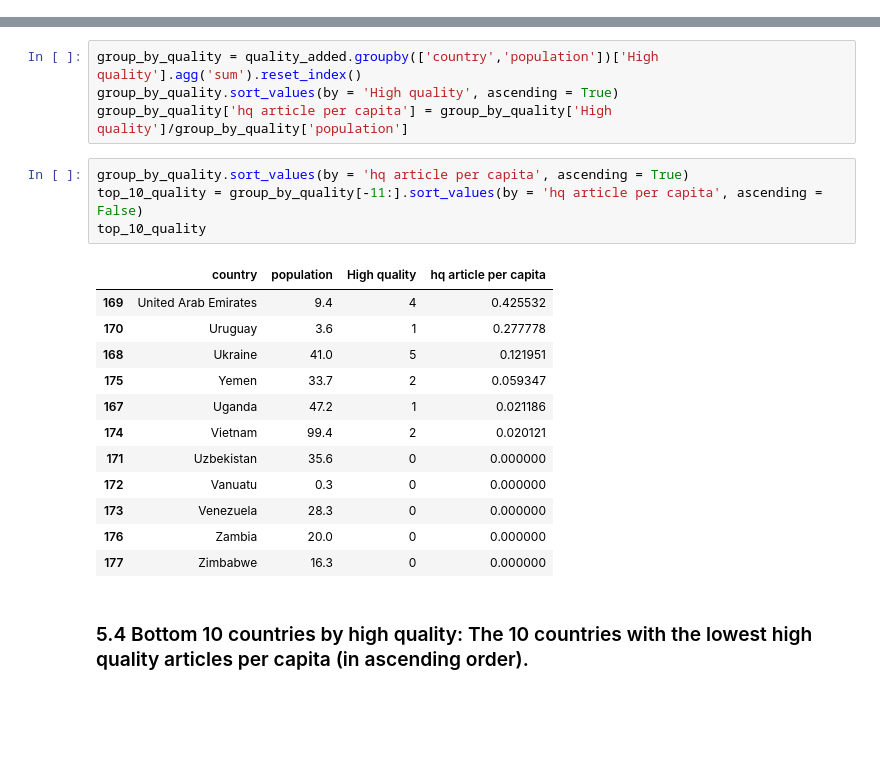
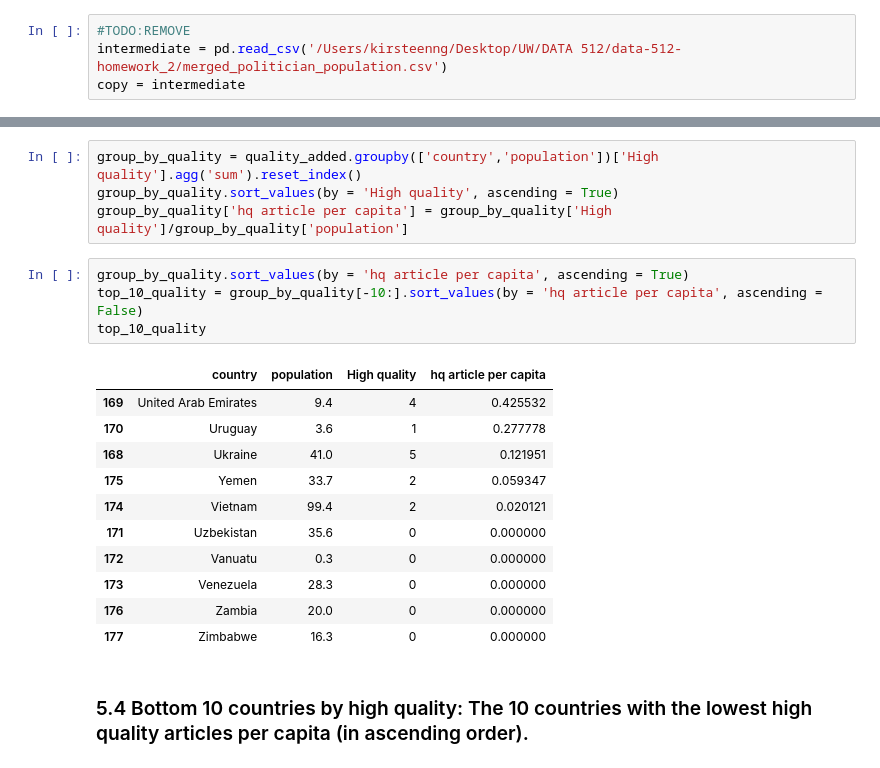
Before and after one commit to Kirsteenng/Human-Centered-Design, a Jupyter notebook: data-512-homework_2/HW2.ipynb, the cells around one changed output, grey strips where cells are left out. Cells and saved outputs as stored; diff of their text form; blank space fills up the shorter version.

```diff
--- a/data-512-homework_2/HW2.ipynb
+++ b/data-512-homework_2/HW2.ipynb
@@ -312,6 +312,10 @@ bottom_10_coverage
 # %% [markdown]
 ### Studying countries with high quality articles.
 First lets label the articles based on the predicted ranking. GA or FA is considered High quality and label as 1 and others are Not High and labelled as 0.
+# %%
+#TODO:REMOVE
+intermediate = pd.read_csv('/Users/kirsteenng/Desktop/UW/DATA 512/data-512-homework_2/merged_politician_population.csv')
+copy = intermediate
 # %%
 quality_added = copy
 quality_added = quality_added[quality_added['population'] > 0]
@@ -333,15 +337,14 @@ group_by_quality.sort_values(by = 'High quality', ascending = True)
 group_by_quality['hq article per capita'] = group_by_quality['High quality']/group_by_quality['population']
 # %%
 group_by_quality.sort_values(by = 'hq article per capita', ascending = True)
-top_10_quality = group_by_quality[-11:].sort_values(by = 'hq article per capita', ascending = False)
+top_10_quality = group_by_quality[-10:].sort_values(by = 'hq article per capita', ascending = False)
 top_10_quality
 # %% [output]
 |  | country | population | High quality | hq article per capita |
 | 169 | United Arab Emirates | 9.4 | 4 | 0.425532 |
 | 170 | Uruguay | 3.6 | 1 | 0.277778 |
 | 168 | Ukraine | 41.0 | 5 | 0.121951 |
 | 175 | Yemen | 33.7 | 2 | 0.059347 |
-| 167 | Uganda | 47.2 | 1 | 0.021186 |
 | 174 | Vietnam | 99.4 | 2 | 0.020121 |
 | 171 | Uzbekistan | 35.6 | 0 | 0.000000 |
 | 172 | Vanuatu | 0.3 | 0 | 0.000000 |
```
Also changed, not shown: parts of 5 cells of this notebook, 2 other files.
